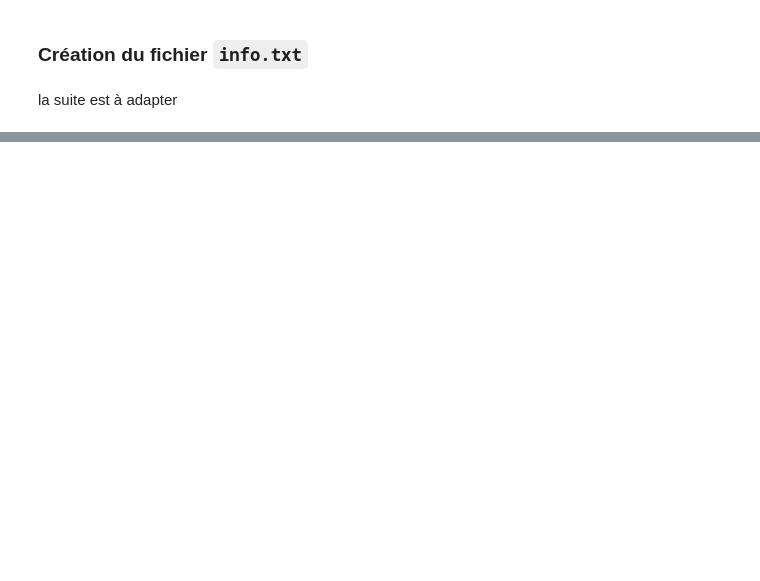
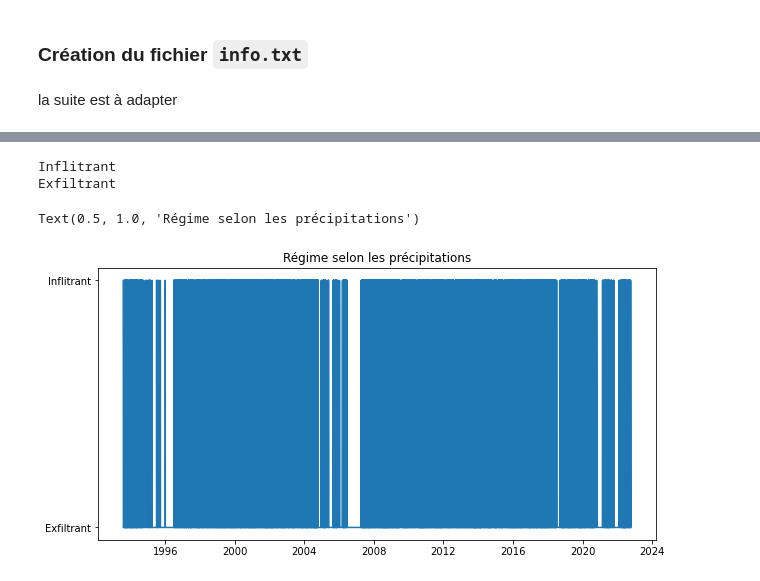
Before and after one commit to Lauredesorgues/MOLONARI_projet_3-, a Jupyter notebook: traitement_data_molonari_12-10_Lise.ipynb, the cells around one changed output, grey strips where cells are left out. Saved outputs shown, nothing was run; the diff lists cells and outputs as text; code cells hidden in the pictures; blank space fills up the shorter version.

```diff
--- a/traitement_data_molonari_12-10_Lise.ipynb
+++ b/traitement_data_molonari_12-10_Lise.ipynb
@@ -238,0 +323,21 @@ std                              NaN    0.010566            1.264824
+# %%
+#Fonction qui donne le régime selon les précipitations
+def classifier_pluie(valeur):
+    if valeur <= 0:
+        return "Exfiltrant"
+    else:
+        return "Inflitrant"
+
+# Test
+print(classifier_pluie(0.1))
+print(classifier_pluie(-0.1))
+
+# Graphe qui montre le régime selon les précipitations
+plt.figure(figsize=(10, 5))
+plt.plot(pluie['DateHeure'], pluie['Valeur'].apply(classifier_pluie), label='Régime')
+plt.title('Régime selon les précipitations')
+# %% [output]
+Inflitrant
+Exfiltrant
+Text(0.5, 1.0, 'Régime selon les précipitations')
+[figure, added]
```
Also changed, not shown: parts of 13 cells of this notebook, 3 other files.
